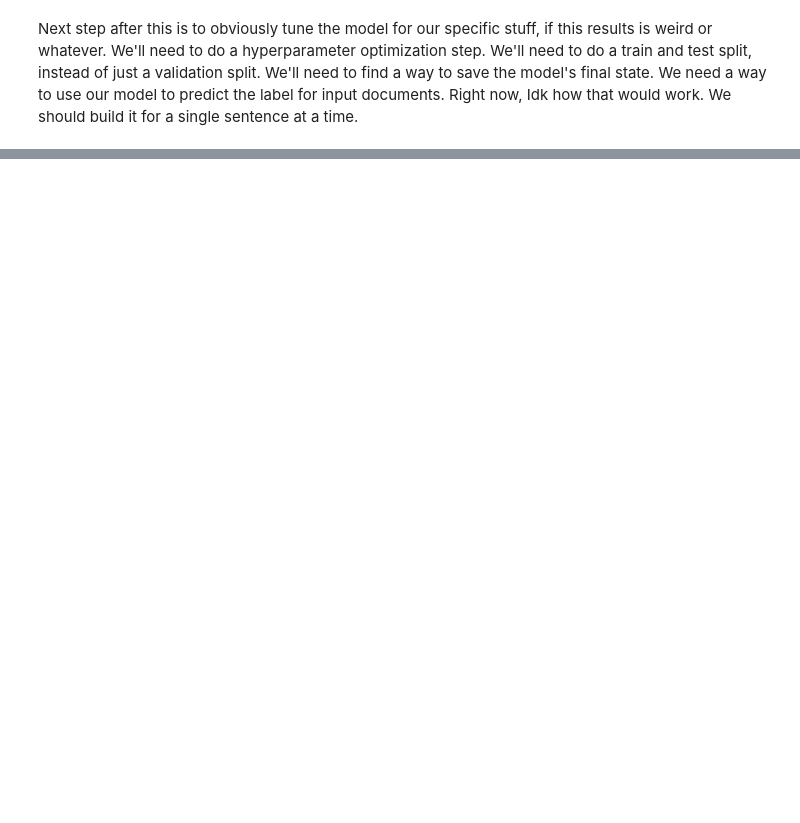
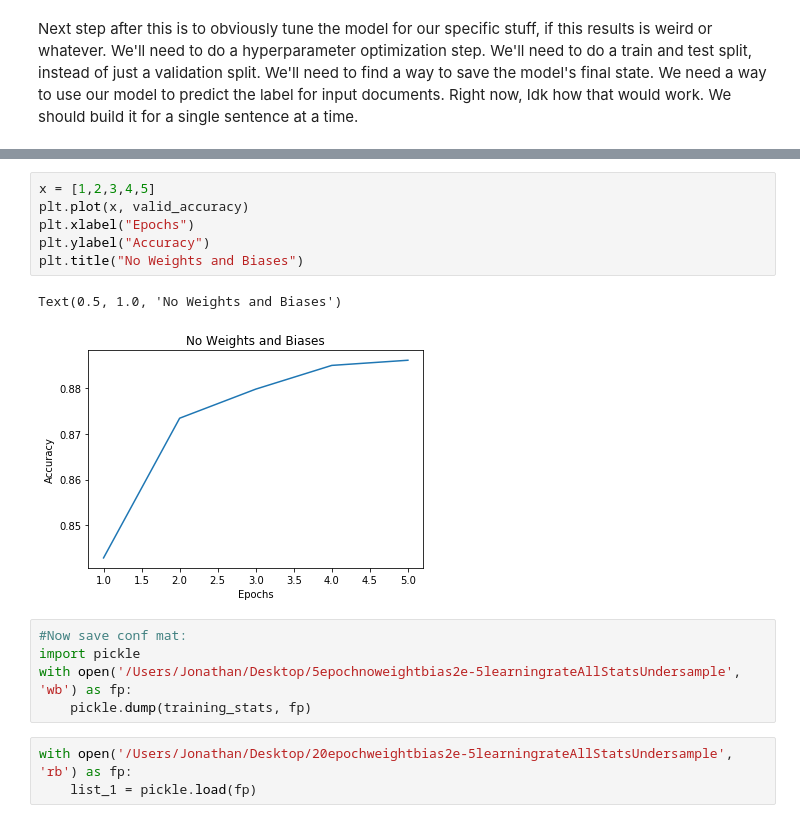
Before and after one commit to JonathanOnorato/BERT_Explore, a Jupyter notebook: BERT for BETO.ipynb, the cells around one changed output, grey strips where cells are left out. Saved outputs shown, nothing was run; the diff lists cells and outputs as text; blank space fills up the shorter version.

```diff
--- a/BERT for BETO.ipynb
+++ b/BERT for BETO.ipynb
@@ -1141,0 +1443,17 @@ ValueError: Classification metrics can't handle a mix of multiclass-multioutput
+# %%
+x = [1,2,3,4,5]
+plt.plot(x, valid_accuracy)
+plt.xlabel("Epochs")
+plt.ylabel("Accuracy")
+plt.title("No Weights and Biases")
+# %% [output]
+Text(0.5, 1.0, 'No Weights and Biases')
+[figure, added]
+# %%
+#Now save conf mat:
+import pickle
+with open('/Users/Jonathan/Desktop/5epochnoweightbias2e-5learningrateAllStatsUndersample', 'wb') as fp:
+    pickle.dump(training_stats, fp)
+# %%
+with open('/Users/Jonathan/Desktop/20epochweightbias2e-5learningrateAllStatsUndersample', 'rb') as fp:
+    list_1 = pickle.load(fp)
```
Also changed, not shown: parts of 104 cells of this notebook, 1 other file.
